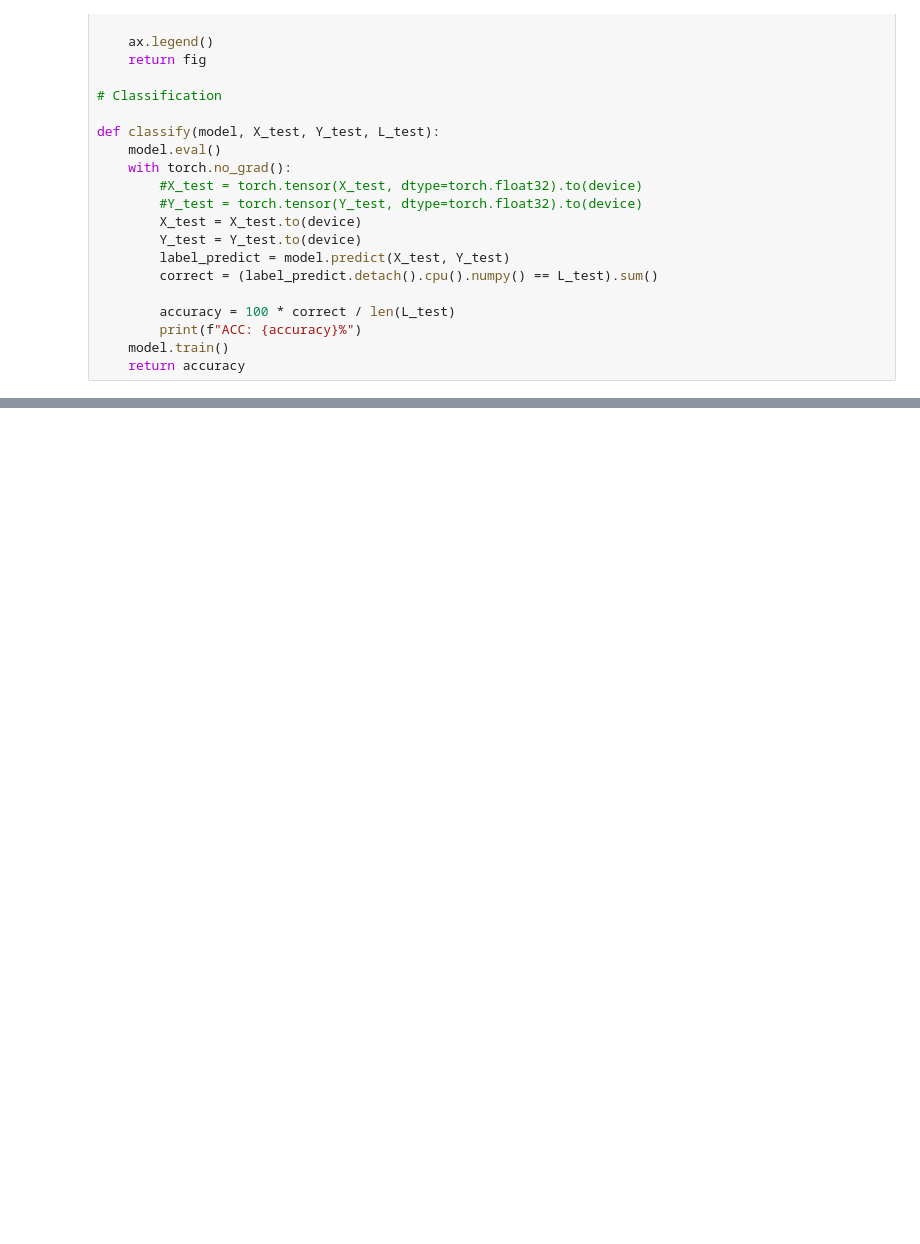
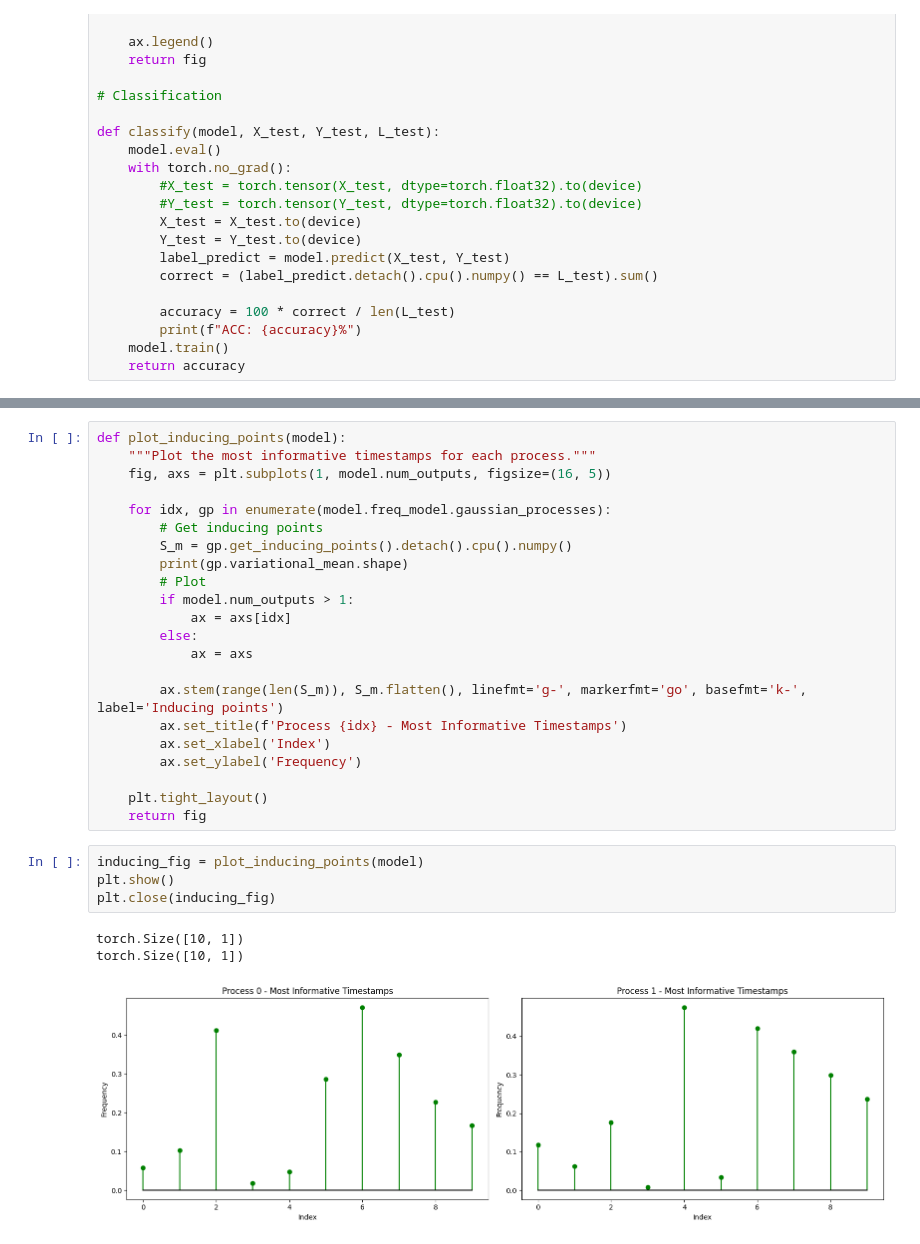
Before and after one commit to CVC-Lab/motion_code, a Jupyter notebook: multiphase_moskgp_example.ipynb, the cells around one changed output, grey strips where cells are left out. Drawn from its saved outputs; the diff is of its cells as text; blank space fills up the shorter version.

```diff
--- a/multiphase_moskgp_example.ipynb
+++ b/multiphase_moskgp_example.ipynb
@@ -209,0 +258,30 @@ plot_forecast(X_test.to(device),Y_test.to(device),label=1)
+# %%
+def plot_inducing_points(model):
+    """Plot the most informative timestamps for each process."""
+    fig, axs = plt.subplots(1, model.num_outputs, figsize=(16, 5))
+
+    for idx, gp in enumerate(model.freq_model.gaussian_processes):
+        # Get inducing points
+        S_m = gp.get_inducing_points().detach().cpu().numpy()
+        print(gp.variational_mean.shape)
+        # Plot
+        if model.num_outputs > 1:
+            ax = axs[idx]
+        else:
+            ax = axs
+
+        ax.stem(range(len(S_m)), S_m.flatten(), linefmt='g-', markerfmt='go', basefmt='k-', label='Inducing points')
+        ax.set_title(f'Process {idx} - Most Informative Timestamps')
+        ax.set_xlabel('Index')
+        ax.set_ylabel('Frequency')
+
+    plt.tight_layout()
+    return fig
+# %%
+inducing_fig = plot_inducing_points(model)
+plt.show()
+plt.close(inducing_fig)
+# %% [output]
+torch.Size([10, 1])
+torch.Size([10, 1])
+[figure, added]
```
Also changed, not shown: parts of 10 cells of this notebook, 14 other files.
